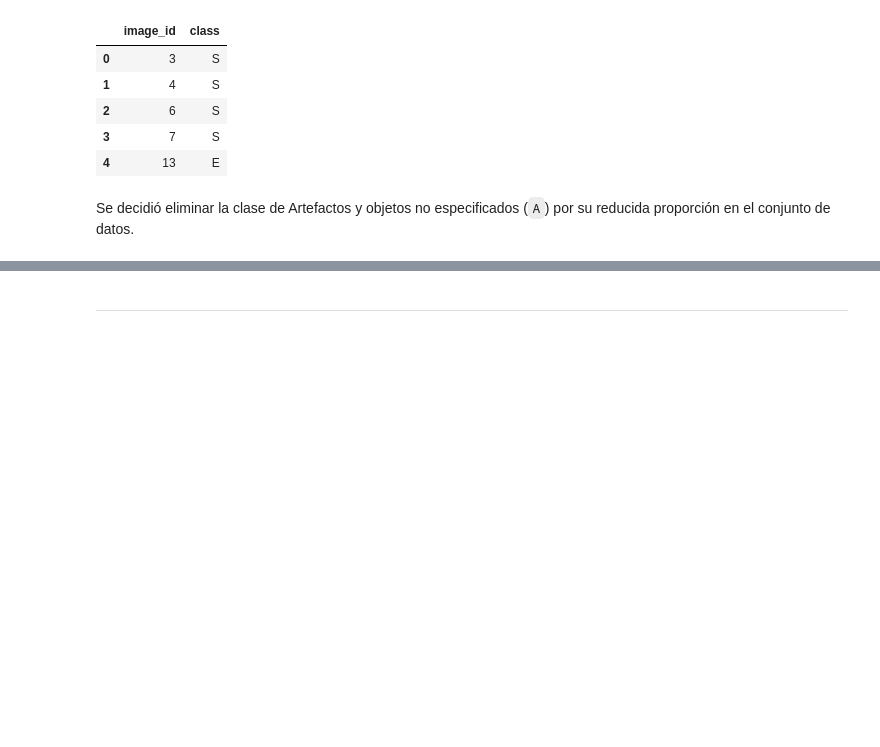
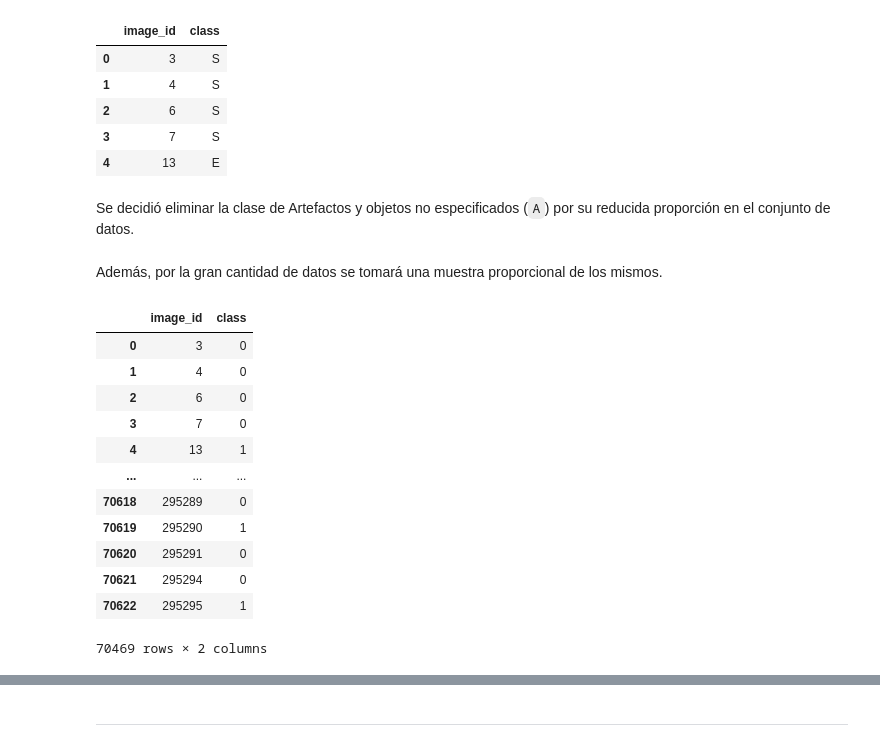
Before and after one commit to Toutl/dml-project, a Jupyter notebook: src/classification/c_2_preprocessing.ipynb, the cells around one changed output, grey strips where cells are left out. Saved outputs shown, nothing was run; the diff lists cells and outputs as text; code cells hidden in the pictures; blank space fills up the shorter version.

```diff
--- a/src/classification/c_2_preprocessing.ipynb
+++ b/src/classification/c_2_preprocessing.ipynb
@@ -137,3 +137,25 @@ display(images_metadata_df.head())
 | 4 | 13 | E |
 # %% [markdown]
 Se decidió eliminar la clase de Artefactos y objetos no especificados (`A`) por su reducida proporción en el conjunto de datos.
+# %% [markdown]
+Además, por la gran cantidad de datos se tomará una muestra proporcional de los mismos.
+# %%
+cleaned_metadata = images_metadata_df.loc[
+    images_metadata_df["class"].isin(["S", "E"])
+].assign(**{"class": lambda df: df["class"].map({"S": 0, "E": 1})})
+
+display(cleaned_metadata)
+# %% [output]
+|  | image_id | class |
+| 0 | 3 | 0 |
+| 1 | 4 | 0 |
+| 2 | 6 | 0 |
+| 3 | 7 | 0 |
+| 4 | 13 | 1 |
+| ... | ... | ... |
+| 70618 | 295289 | 0 |
+| 70619 | 295290 | 1 |
+| 70620 | 295291 | 0 |
+| 70621 | 295294 | 0 |
+| 70622 | 295295 | 1 |
+70469 rows × 2 columns
```
Also changed, not shown: parts of 8 cells of this notebook, 3 other files.
